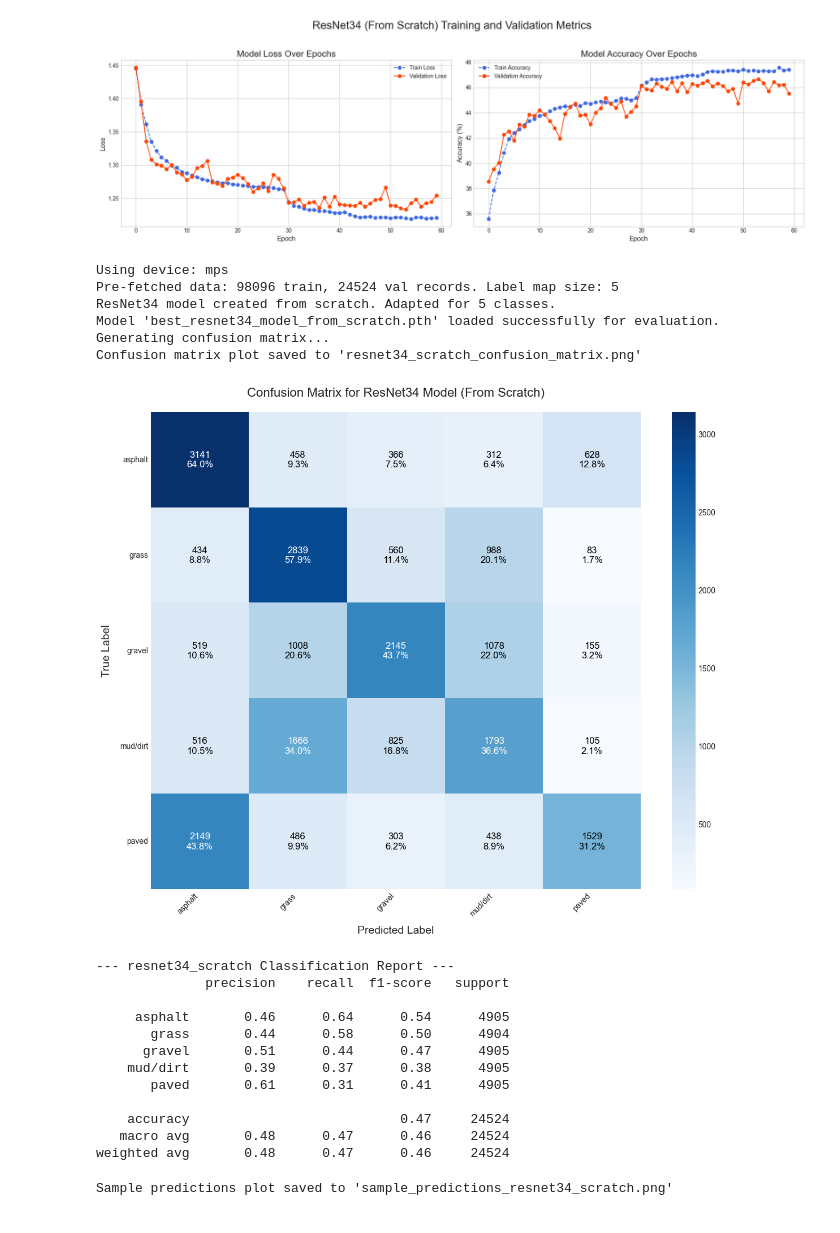
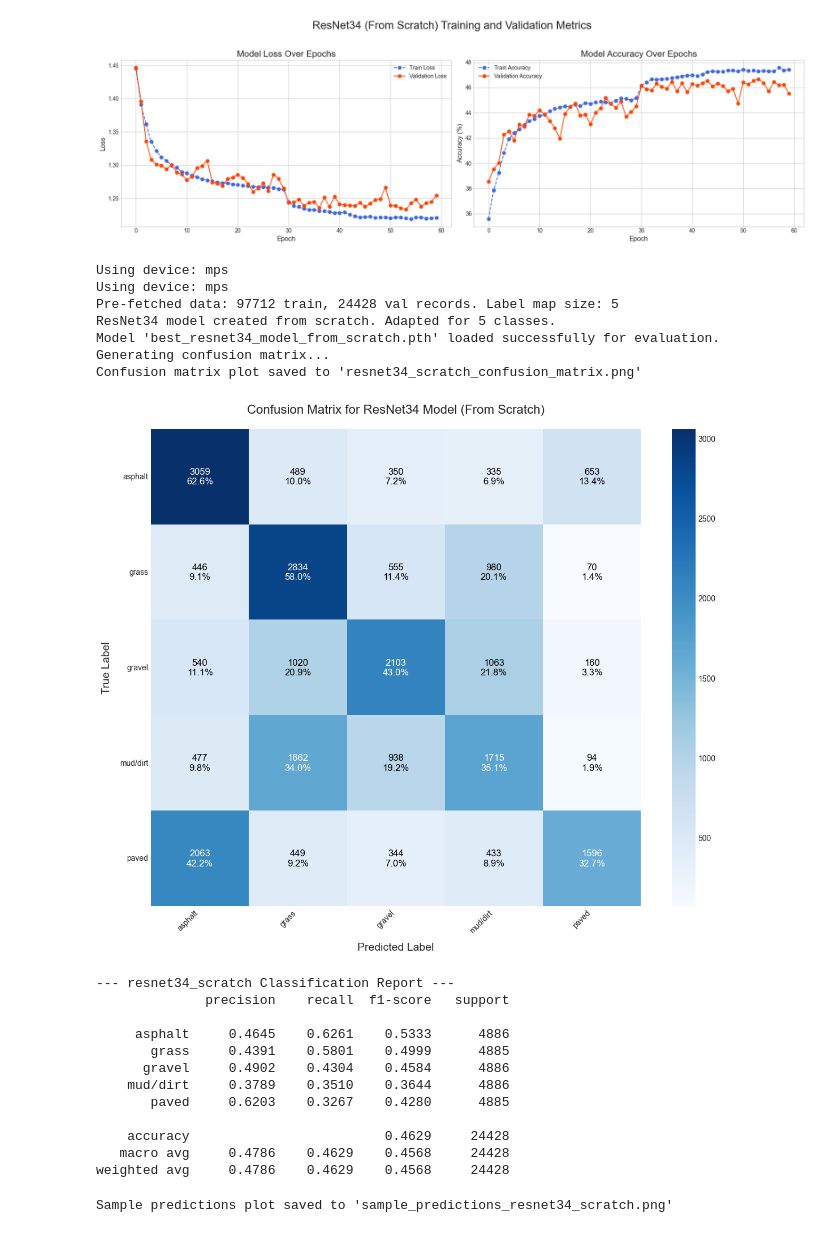
Before and after one commit to rudedoc/TrailSurfNET, a Jupyter notebook: ResNET34 Scratch.ipynb, the cells around one changed output. Saved outputs shown, nothing was run; the diff lists cells and outputs as text; code cells hidden in the pictures.

```diff
--- a/ResNET34 Scratch.ipynb
+++ b/ResNET34 Scratch.ipynb
@@ -289,6 +289,9 @@ import matplotlib.pyplot as plt
 from sklearn.metrics import confusion_matrix
 import torchvision.transforms as transforms
 from torch.utils.data import DataLoader
+
+device = torch.device("mps" if torch.backends.mps.is_available() else "cuda" if torch.cuda.is_available() else "cpu")
+print(f"Using device: {device}")
 
 # 2. LOAD DATA AND MODEL
 # Note: This cell re-initializes loaders and model to be standalone
@@ -335,35 +338,36 @@ fig, ax = plt.subplots(figsize=(12, 10))
 sns.heatmap(cm, annot=False, fmt='d', cmap='Blues', ax=ax, xticklabels=class_names, yticklabels=class_names)
 
 # Add annotations (counts and percentages for each true label)
 for i in range(len(class_names)):
     for j in range(len(class_names)):
         count = cm[i, j]
         row_sum = np.sum(cm[i])
         percentage = f"{(count / row_sum) * 100:0.1f}%" if row_sum > 0 else "0.0%"
         annotation_text = f"{count}\n{percentage}"
         text_color = "white" if cm[i, j] > (cm.max() / 2) else "black"
         ax.text(j + 0.5, i + 0.5, annotation_text, ha='center', va='center', color=text_color, fontsize=12)
 
 ax.set_xlabel('Predicted Label', fontsize=14, labelpad=10)
 ax.set_ylabel('True Label', fontsize=14, labelpad=10)
 ax.set_title('Confusion Matrix for ResNet34 Model (From Scratch)', fontsize=16, pad=20)
 plt.xticks(rotation=45, ha='right')
 plt.yticks(rotation=0)
 plt.tight_layout()
 
 # Save and show the figure
 output_filename = "resnet34_scratch_confusion_matrix.png"
 plt.savefig(output_filename, dpi=300)
 print(f"Confusion matrix plot saved to '{output_filename}'")
 plt.show()
 # %% [output]
 Using device: mps
-Pre-fetched data: 98096 train, 24524 val records. Label map size: 5
+Using device: mps
+Pre-fetched data: 97712 train, 24428 val records. Label map size: 5
 ResNet34 model created from scratch. Adapted for 5 classes.
 Model 'best_resnet34_model_from_scratch.pth' loaded successfully for evaluation.
 Generating confusion matrix...
 Confusion matrix plot saved to 'resnet34_scratch_confusion_matrix.png'
-[figure, old version]
+[figure, new version]
 # %%
 # --- Classification Report ---
 from sklearn.metrics import classification_report
@@ -372,7 +376,7 @@ from sklearn.metrics import classification_report
 class_names = [item[0] for item in sorted(global_label_map.items(), key=lambda item: item[1])]
 
 # Generate and print the classification report
-report = classification_report(all_labels, all_preds, target_names=class_names)
+report = classification_report(all_labels, all_preds, target_names=class_names, digits=4)
 
 print("--- resnet34_scratch Classification Report ---")
 print(report)
@@ -380,15 +384,15 @@ print(report)
 --- resnet34_scratch Classification Report ---
               precision    recall  f1-score   support
 
-     asphalt       0.46      0.64      0.54      4905
-       grass       0.44      0.58      0.50      4904
-      gravel       0.51      0.44      0.47      4905
-    mud/dirt       0.39      0.37      0.38      4905
-       paved       0.61      0.31      0.41      4905
+     asphalt     0.4645    0.6261    0.5333      4886
+       grass     0.4391    0.5801    0.4999      4885
+      gravel     0.4902    0.4304    0.4584      4886
+    mud/dirt     0.3789    0.3510    0.3644      4886
+       paved     0.6203    0.3267    0.4280      4885
 
-    accuracy                           0.47     24524
-   macro avg       0.48      0.47      0.46     24524
-weighted avg       0.48      0.47      0.46     24524
+    accuracy                         0.4629     24428
+   macro avg     0.4786    0.4629    0.4568     24428
+weighted avg     0.4786    0.4629    0.4568     24428
 # %%
 from sqlalchemy import text
 
```
Also changed, not shown: parts of 1 cell of this notebook, 4 other files.
